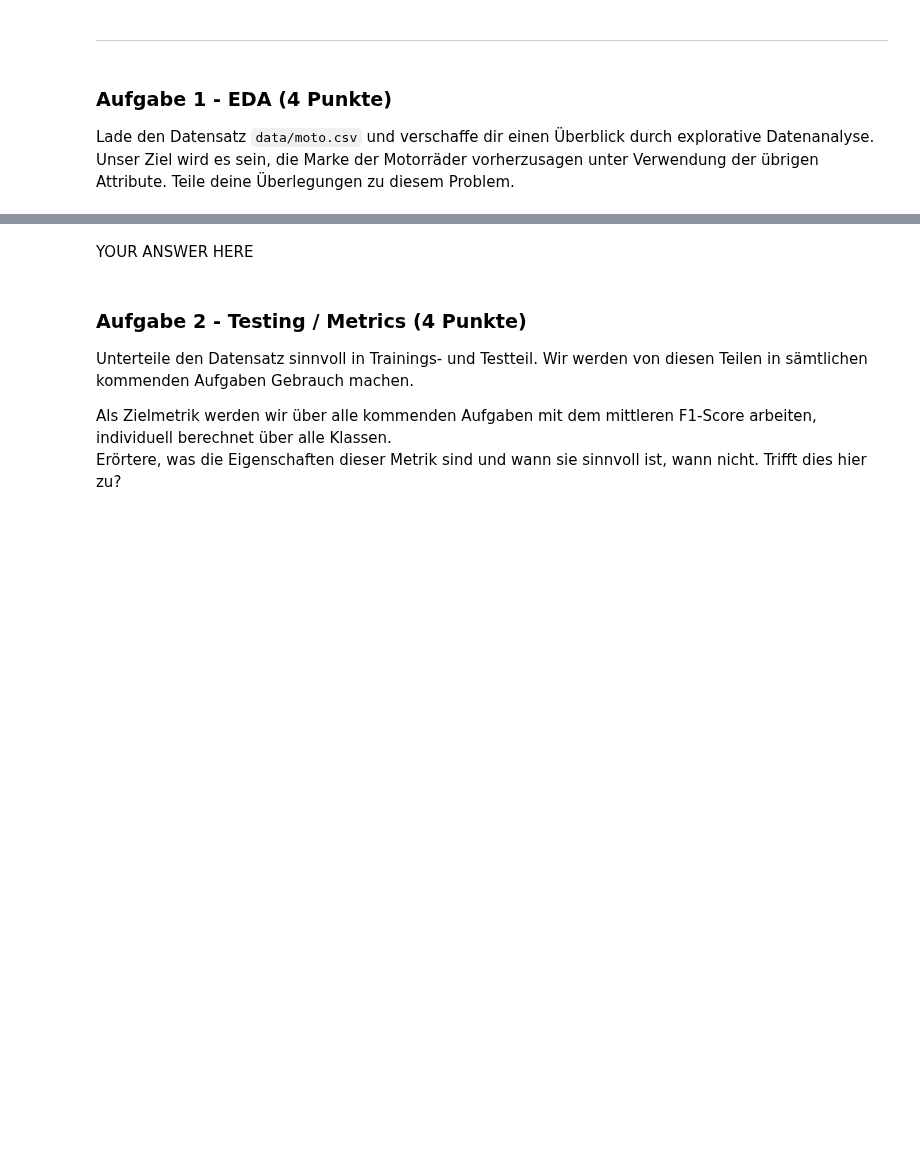
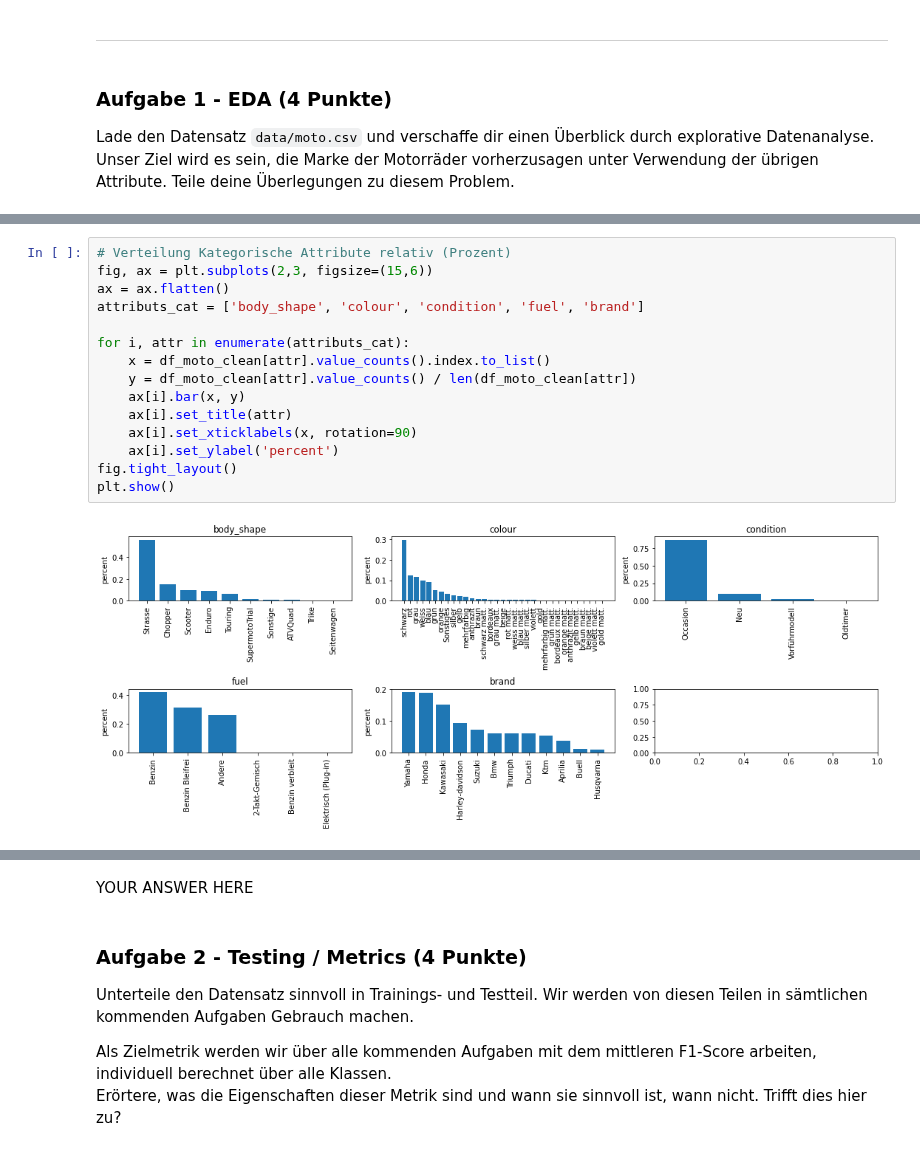
Before and after one commit to rootpi2203/ds_gml, a Jupyter notebook: gml_minichallenge_2/gml_minichallenge_2.ipynb, the cells around one changed output, grey strips where cells are left out. Saved outputs shown, nothing was run; the diff lists cells and outputs as text; blank space fills up the shorter version.

```diff
--- a/gml_minichallenge_2/gml_minichallenge_2.ipynb
+++ b/gml_minichallenge_2/gml_minichallenge_2.ipynb
@@ -35,0 +155,17 @@ raise NotImplementedError()
+# %%
+# Verteilung Kategorische Attribute relativ (Prozent)
+fig, ax = plt.subplots(2,3, figsize=(15,6))
+ax = ax.flatten()
+attributs_cat = ['body_shape', 'colour', 'condition', 'fuel', 'brand']
+
+for i, attr in enumerate(attributs_cat):
+    x = df_moto_clean[attr].value_counts().index.to_list()
+    y = df_moto_clean[attr].value_counts() / len(df_moto_clean[attr])
+    ax[i].bar(x, y)
+    ax[i].set_title(attr)
+    ax[i].set_xticklabels(x, rotation=90)
+    ax[i].set_ylabel('percent')
+fig.tight_layout()
+plt.show()
+# %% [output]
+[figure, added]
```
Also changed, not shown: parts of 55 cells of this notebook.
